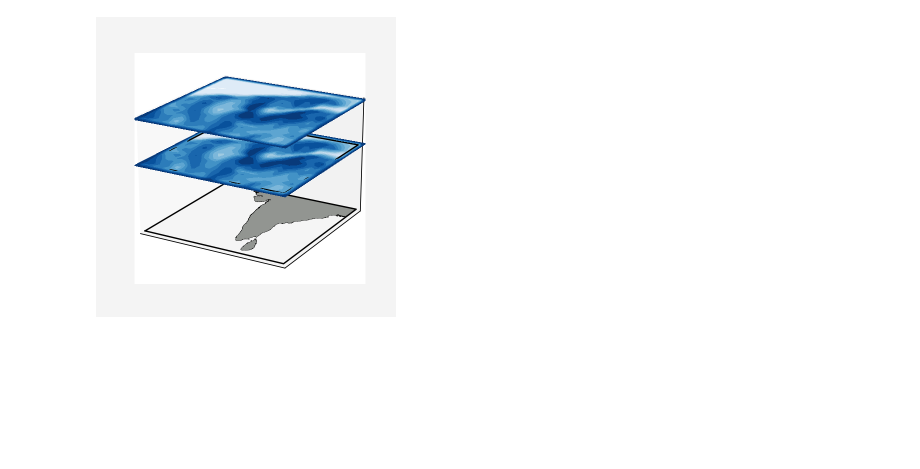
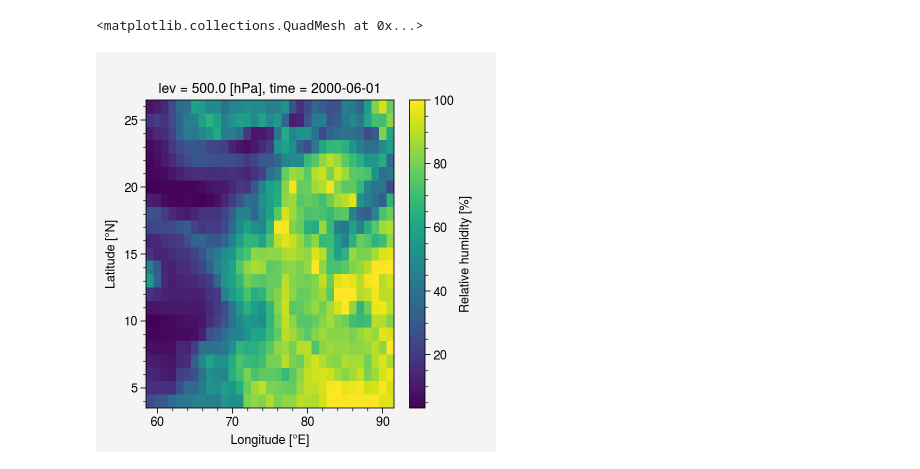
Before and after one commit to savannahferretti/monsoon-kernels, a Jupyter notebook: notebooks/schematic.ipynb, the cells around one changed output. Cells and saved outputs as stored; diff of their text form; code cells hidden in the pictures; blank space fills up the shorter version.

```diff
--- a/notebooks/schematic.ipynb
+++ b/notebooks/schematic.ipynb
@@ -27,55 +28,9 @@ LONRANGE   = CONFIGS['domain']['lonrange']
 LEVRANGE   = CONFIGS['domain']['levrange']
 SPLIT      = 'valid'
 # %%
-ds = xr.open_dataset(f'{SPLITSDIR}/{SPLIT}.h5',engine='h5netcdf').isel(time=0)
+ds = xr.open_dataset(f'{INTERIMDIR}/rh.nc',engine='h5netcdf').isel(time=0)
-# %%
-varname  = 'rh'
-plotlevs = [700,500]
-lon,lat  = np.meshgrid(ds.lon.values,ds.lat.values)
-
-fig,ax = plt.subplots(1,1,figsize=(3,3),subplot_kw={'projection':'3d'})
-
-m = Basemap(llcrnrlon=LONRANGE[0],urcrnrlon=LONRANGE[1],llcrnrlat=LATRANGE[0],urcrnrlat=LATRANGE[1],
-            projection='cyl',resolution='i',fix_aspect=False,ax=ax)
-
-polys = [list(p.get_coords()[:,:2])+[p.get_coords()[0,:2]]for p in m.landpolygons]
-land  = PolyCollection(polys,edgecolor='k',facecolor='gray',linewidths=0.2,closed=False)
-
-ax.add_collection3d(land,zs=LEVRANGE[1])
-ax.set_proj_type('persp')
-ax.set_box_aspect(None,zoom=1.1)
-ax.view_init(azim=-60,elev=20)
-ax.grid(False)
-ax.set_xlim(LONRANGE[0],LONRANGE[1])
-ax.set_ylim(LATRANGE[0],LATRANGE[1])
-ax.set_zlim(LEVRANGE[1],LEVRANGE[0])
-ax.set_xticks([])
-ax.set_yticks([])
-ax.set_zticks([])
-ax.tick_params(axis='z',which='major',pad=4)
-
-def add_layer_frame(ax, lonrange, latrange, z,color='k',linewidth=1.0):
-    lon0, lon1 = lonrange
-    lat0, lat1 = latrange
-    xs = [lon0, lon1, lon1, lon0, lon0]
-    ys = [lat0, lat0, lat1, lat1, lat0]
-    zs = [z]*5
-    ax.plot(xs, ys, zs, color=color, linewidth=linewidth,zorder=10)
-
-for lev in plotlevs:
-    da     = ds[varname].sel(lev=lev)
-    values = da.values
-    ax.contourf(lon,lat,data,zdir='z',offset=lev,levels=10,cmap='Blues')
-    add_layer_frame(ax,LONRANGE,LATRANGE,lev)
-    ax.set_zorder(10)
-
-add_layer_frame(ax,LONRANGE,LATRANGE,LEVRANGE[1])
-
-
-# for lev in plotlevs:
-#     data = ds[varname].sel(lev=lev).values
-#     ax.contourf(lon,lat,data,zdir='z',offset=float(ds[varname].sel(lev=lev)['lev'].values),levels=10,cmap='Blues')
-
-plt.show()
-# %% [output]
-[figure, removed]
+# %%
+ds.rh.isel(lev=0).plot()
+# %% [output]
+<matplotlib.collections.QuadMesh at 0x...>
+[figure, added]
```
Also changed, not shown: parts of 6 cells of this notebook, 7 other files.
